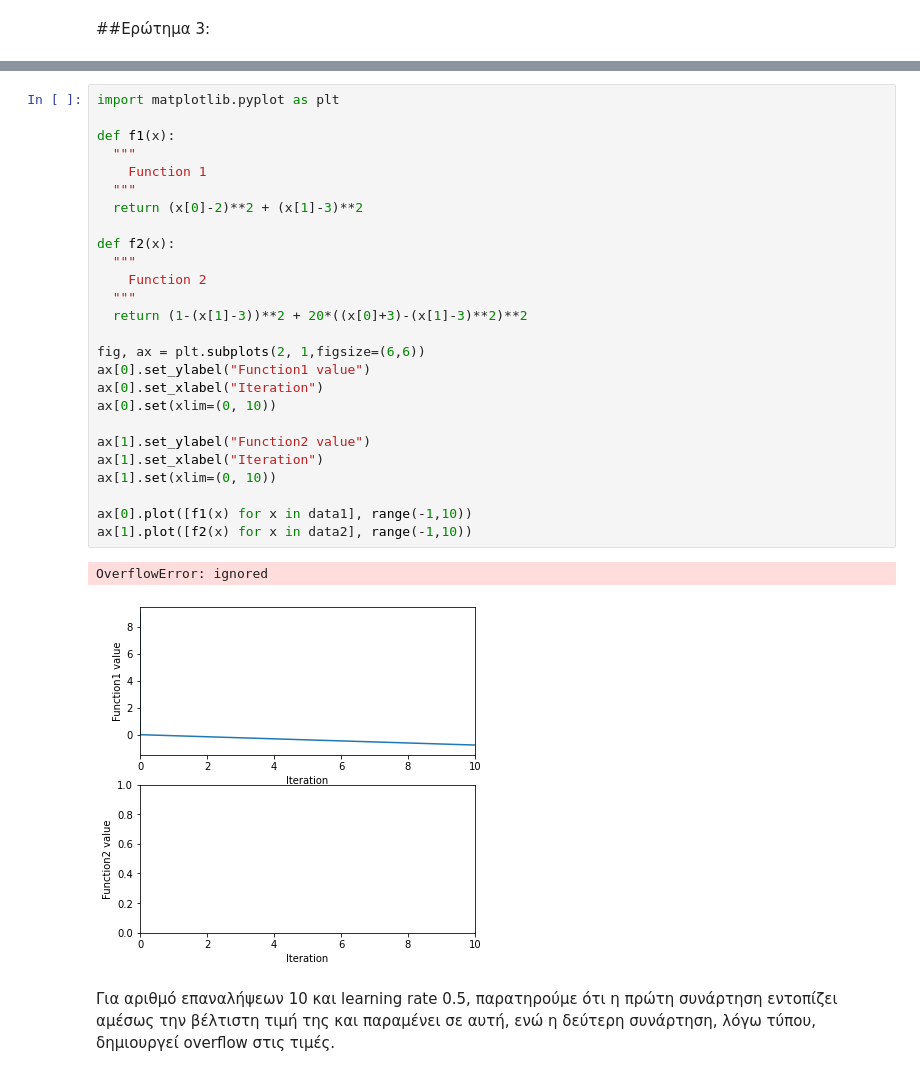
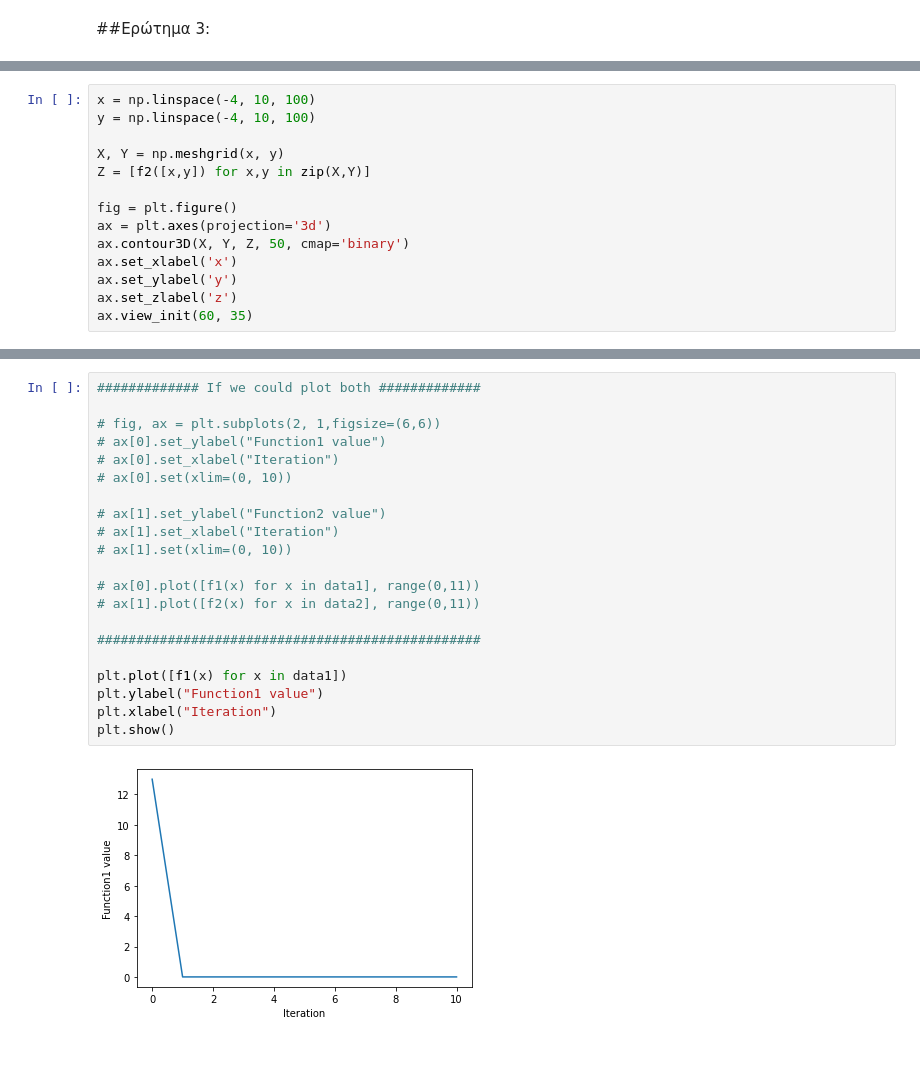
Before and after one commit to konstantinaRK/MachineLearning, a Jupyter notebook: Exercise1.ipynb, the cells around one changed output, grey strips where cells are left out. Cells and saved outputs as stored; diff of their text form.

```diff
--- a/Exercise1.ipynb
+++ b/Exercise1.ipynb
@@ -178,0 +231,14 @@ print(frobenius_norm)
+# %%
+x = np.linspace(-4, 10, 100)
+y = np.linspace(-4, 10, 100)
+
+X, Y = np.meshgrid(x, y)
+Z = [f2([x,y]) for x,y in zip(X,Y)]
+
+fig = plt.figure()
+ax = plt.axes(projection='3d')
+ax.contour3D(X, Y, Z, 50, cmap='binary')
+ax.set_xlabel('x')
+ax.set_ylabel('y')
+ax.set_zlabel('z')
+ax.view_init(60, 35)
@@ -224,31 +324,23 @@ OverflowError: ignored
 # %%
-import matplotlib.pyplot as plt
+############# If we could plot both #############
 
-def f1(x):
-  """
-    Function 1
-  """
-  return (x[0]-2)**2 + (x[1]-3)**2
+# fig, ax = plt.subplots(2, 1,figsize=(6,6))
+# ax[0].set_ylabel("Function1 value")
+# ax[0].set_xlabel("Iteration")
+# ax[0].set(xlim=(0, 10))
 
-def f2(x):
-  """
-    Function 2
-  """
-  return (1-(x[1]-3))**2 + 20*((x[0]+3)-(x[1]-3)**2)**2
+# ax[1].set_ylabel("Function2 value")
+# ax[1].set_xlabel("Iteration")
+# ax[1].set(xlim=(0, 10))
 
-fig, ax = plt.subplots(2, 1,figsize=(6,6))
-ax[0].set_ylabel("Function1 value")
-ax[0].set_xlabel("Iteration")
-ax[0].set(xlim=(0, 10))
+# ax[0].plot([f1(x) for x in data1], range(0,11))
+# ax[1].plot([f2(x) for x in data2], range(0,11))
 
-ax[1].set_ylabel("Function2 value")
-ax[1].set_xlabel("Iteration")
-ax[1].set(xlim=(0, 10))
+#################################################
 
-ax[0].plot([f1(x) for x in data1], range(-1,10))
-ax[1].plot([f2(x) for x in data2], range(-1,10))
+plt.plot([f1(x) for x in data1])
+plt.ylabel("Function1 value")
+plt.xlabel("Iteration")
+plt.show()
 # %% [output]
-OverflowError: ignored
-[figure, old version]
+[figure, new version]
-# %% [markdown]
-Για αριθμό επαναλήψεων 10 και learning rate 0.5, παρατηρούμε ότι η πρώτη συνάρτηση εντοπίζει αμέσως την βέλτιστη τιμή της και παραμένει σε αυτή, ενώ η δεύτερη συνάρτηση, λόγω τύπου, δημιουργεί overflow στις τιμές.
```
Also changed, not shown: parts of 19 cells of this notebook.
